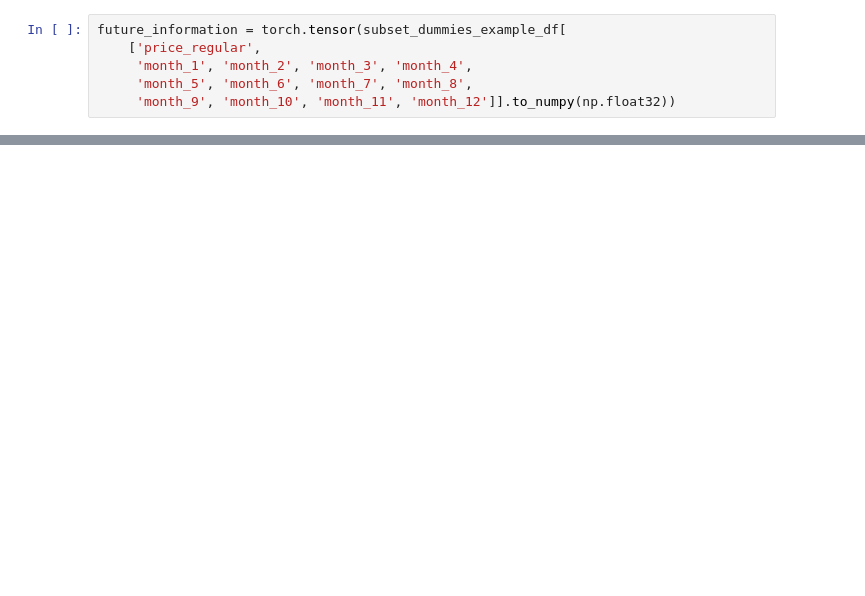
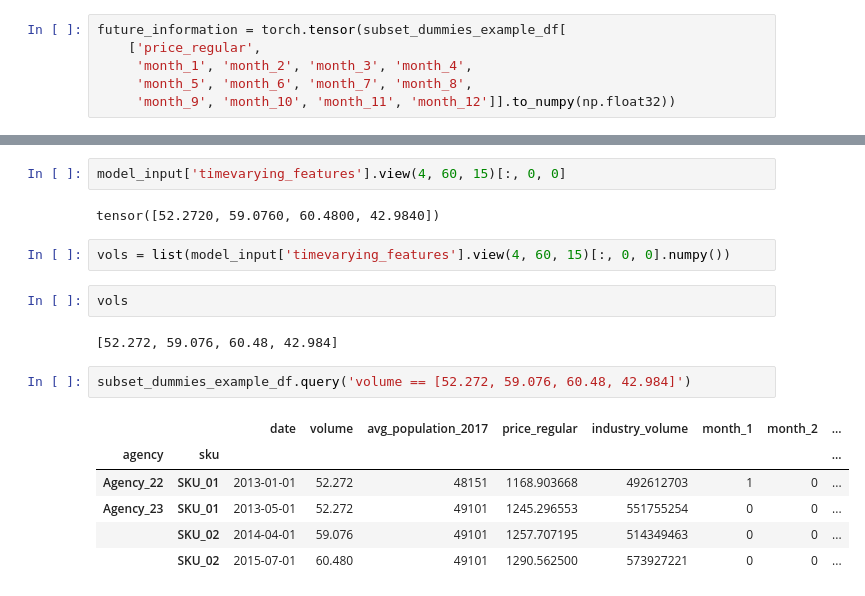
Before and after one commit to GoldbergData/pytorch-forecasting, a Jupyter notebook: examples/sadMQCNN.ipynb, the cells around one changed output, grey strips where cells are left out. Drawn from its saved outputs; the diff is of its cells as text; blank space fills up the shorter version.

```diff
--- a/examples/sadMQCNN.ipynb
+++ b/examples/sadMQCNN.ipynb
@@ -523,0 +575,19 @@ RuntimeError: number of dims don't match in permute
+# %%
+model_input['timevarying_features'].view(4, 60, 15)[:, 0, 0]
+# %% [output]
+tensor([52.2720, 59.0760, 60.4800, 42.9840])
+# %%
+vols = list(model_input['timevarying_features'].view(4, 60, 15)[:, 0, 0].numpy())
+# %%
+vols
+# %% [output]
+[52.272, 59.076, 60.48, 42.984]
+# %%
+subset_dummies_example_df.query('volume == [52.272, 59.076, 60.48, 42.984]')
+# %% [output]
+|  |  | date | volume | avg_population_2017 | price_regular | industry_volume | month_1 | month_2 | ... |
+| agency | sku |  |  |  |  |  |  |  | ... |
+| Agency_22 | SKU_01 | 2013-01-01 | 52.272 | 48151 | 1168.903668 | 492612703 | 1 | 0 | ... |
+| Agency_23 | SKU_01 | 2013-05-01 | 52.272 | 49101 | 1245.296553 | 551755254 | 0 | 0 | ... |
+|  | SKU_02 | 2014-04-01 | 59.076 | 49101 | 1257.707195 | 514349463 | 0 | 0 | ... |
+|  | SKU_02 | 2015-07-01 | 60.480 | 49101 | 1290.562500 | 573927221 | 0 | 0 | ... |
```
Also changed, not shown: parts of 24 cells of this notebook.
